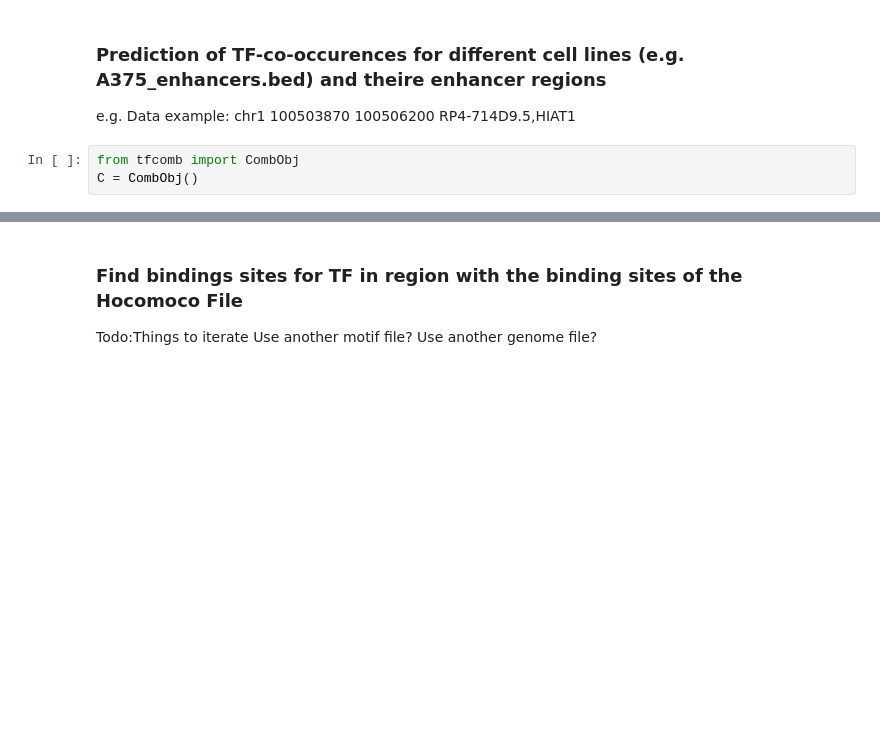
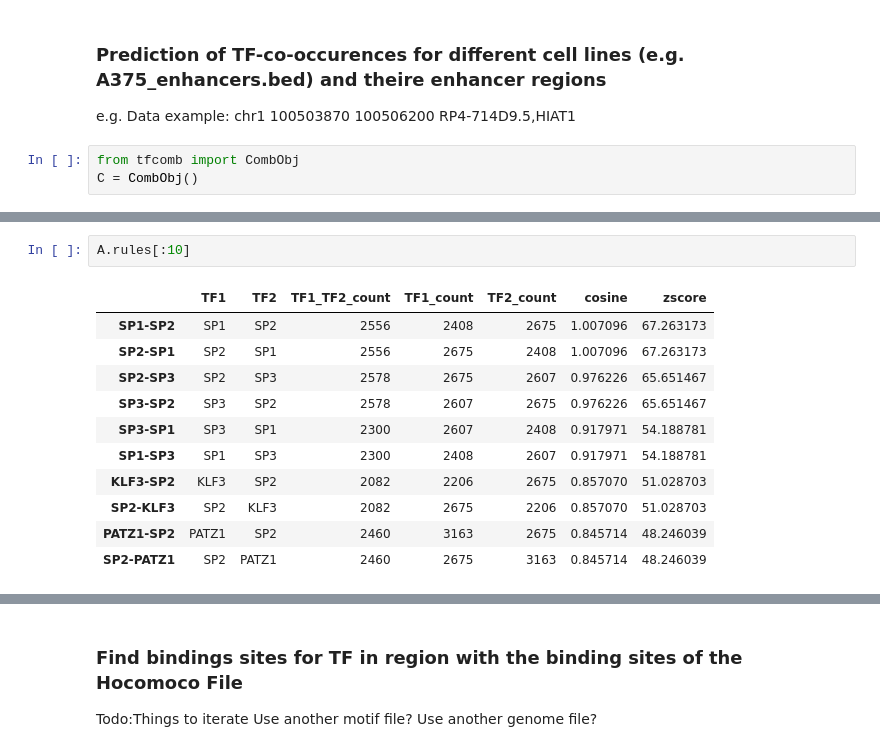
Before and after one commit to loosolab/Datenanalyse-2021, a Jupyter notebook: wp6/analyse/ok_enhancer_analyses.ipynb, the cells around one changed output, grey strips where cells are left out. Drawn from its saved outputs; the diff is of its cells as text; blank space fills up the shorter version.

```diff
--- a/wp6/analyse/ok_enhancer_analyses.ipynb
+++ b/wp6/analyse/ok_enhancer_analyses.ipynb
@@ -80,0 +102,14 @@ NHLF_enhancers
+# %%
+A.rules[:10]
+# %% [output]
+|  | TF1 | TF2 | TF1_TF2_count | TF1_count | TF2_count | cosine | zscore |
+| SP1-SP2 | SP1 | SP2 | 2556 | 2408 | 2675 | 1.007096 | 67.263173 |
+| SP2-SP1 | SP2 | SP1 | 2556 | 2675 | 2408 | 1.007096 | 67.263173 |
+| SP2-SP3 | SP2 | SP3 | 2578 | 2675 | 2607 | 0.976226 | 65.651467 |
+| SP3-SP2 | SP3 | SP2 | 2578 | 2607 | 2675 | 0.976226 | 65.651467 |
+| SP3-SP1 | SP3 | SP1 | 2300 | 2607 | 2408 | 0.917971 | 54.188781 |
+| SP1-SP3 | SP1 | SP3 | 2300 | 2408 | 2607 | 0.917971 | 54.188781 |
+| KLF3-SP2 | KLF3 | SP2 | 2082 | 2206 | 2675 | 0.857070 | 51.028703 |
+| SP2-KLF3 | SP2 | KLF3 | 2082 | 2675 | 2206 | 0.857070 | 51.028703 |
+| PATZ1-SP2 | PATZ1 | SP2 | 2460 | 3163 | 2675 | 0.845714 | 48.246039 |
+| SP2-PATZ1 | SP2 | PATZ1 | 2460 | 2675 | 3163 | 0.845714 | 48.246039 |
```
Also changed, not shown: parts of 19 cells of this notebook.
